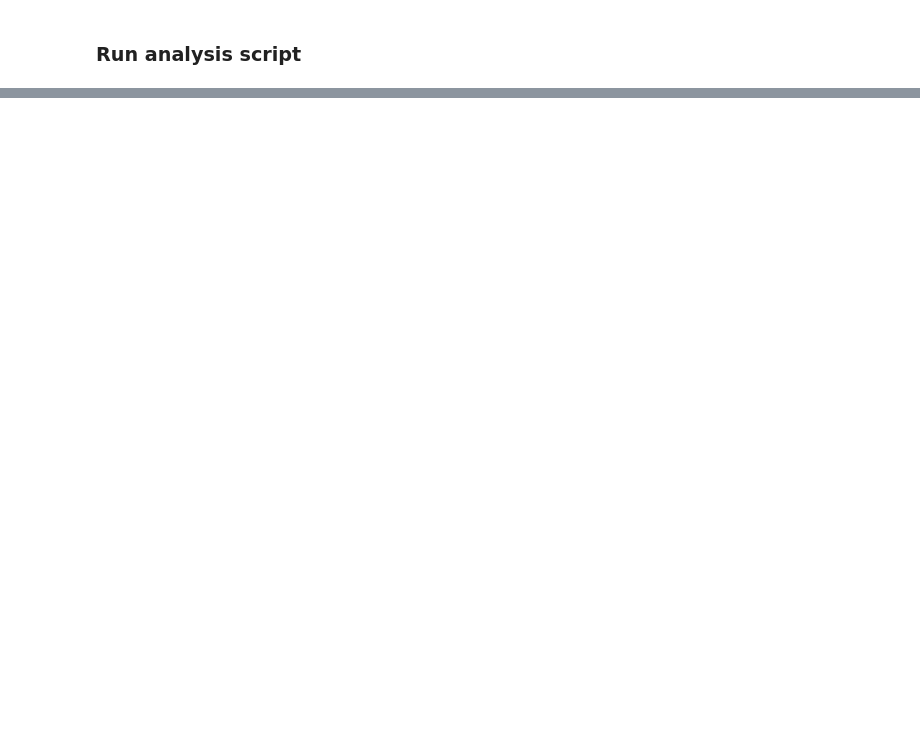
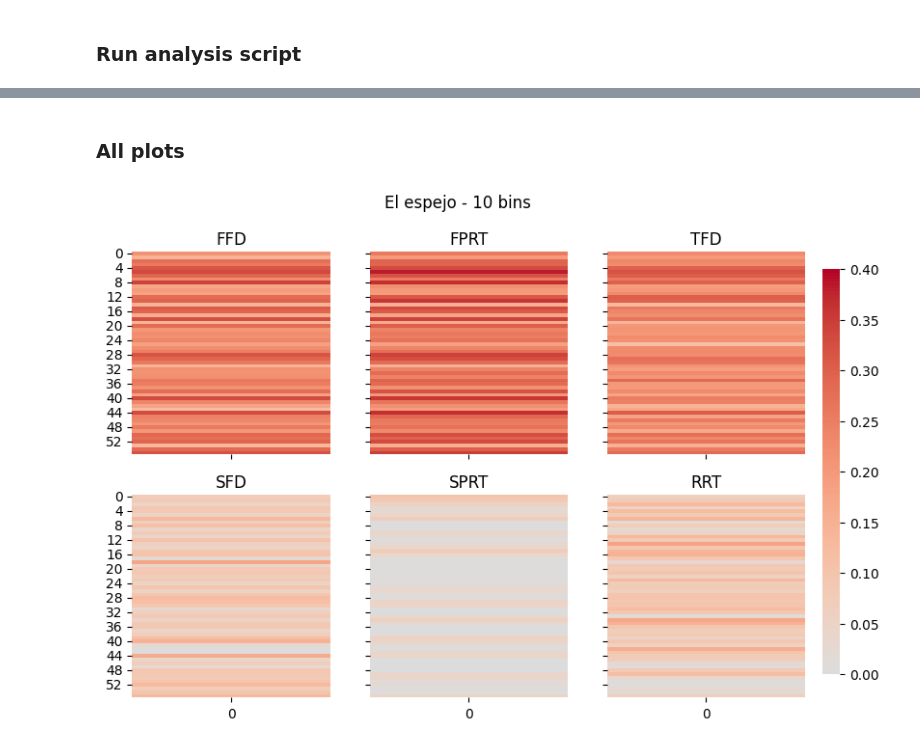
Before and after one commit to NeuroLIAA/reading-et, a Jupyter notebook: correlacion/correlacion.ipynb, the cells around one changed output, grey strips where cells are left out. Saved outputs shown, nothing was run; the diff lists cells and outputs as text; code cells hidden in the pictures; blank space fills up the shorter version.

Commit message:
correlations!!!!

```diff
--- a/correlacion/correlacion.ipynb
+++ b/correlacion/correlacion.ipynb
@@ -375,0 +422,7 @@ all_data_ob1.head(20)
+# %%
+items_1 = list(measures_path_1.iterdir())
+items_2 = list(measures_path_2.iterdir())
+item_subj_1 = {item.name: list(item.iterdir()) for item in items_1}
+item_subj_2 = {item.name: list(item.iterdir()) for item in items_2}
+common_items = set(item_subj_1.keys()) & set(item_subj_2.keys())
+measures_correlation_path.mkdir(parents=True, exist_ok=True)
@@ -375,0 +548,21 @@ all_data_ob1.head(20)
+# %%
+mapping_rows = []
+
+for item in items_subject_names:
+    for i, name in enumerate(items_subject_names[item]["subjects_1"]):
+        mapping_rows.append({
+            "item": item,
+            "dataset": "dataset_1",
+            "index": i,
+            "subject_name": name
+        })
+
+    for j, name in enumerate(items_subject_names[item]["subjects_2"]):
+        mapping_rows.append({
+            "item": item,
+            "dataset": "dataset_2",
+            "index": j,
+            "subject_name": name
+        })
+
+mapping_df = pd.DataFrame(mapping_rows)
@@ -375,0 +594,16 @@ all_data_ob1.head(20)
+# %% [markdown]
+### All plots
+# %%
+for item in items_correlation_matrices:
+    correlation_matrices = items_correlation_matrices[item]
+
+    plot_correlation_matrices(
+        correlation_matrices,
+        measures,
+        title=item,
+        min_val=0.0,
+        max_val=0.4,
+        filename=f"{item}"
+    )
+# %% [output]
+[figure, added]
```
Also changed, not shown: parts of 26 cells of this notebook, 31 other files.
